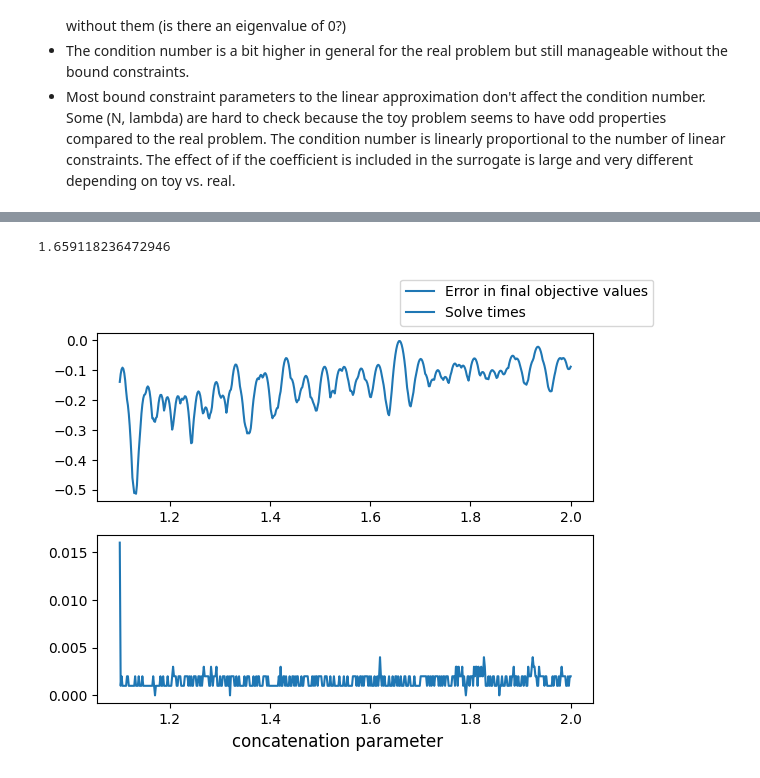
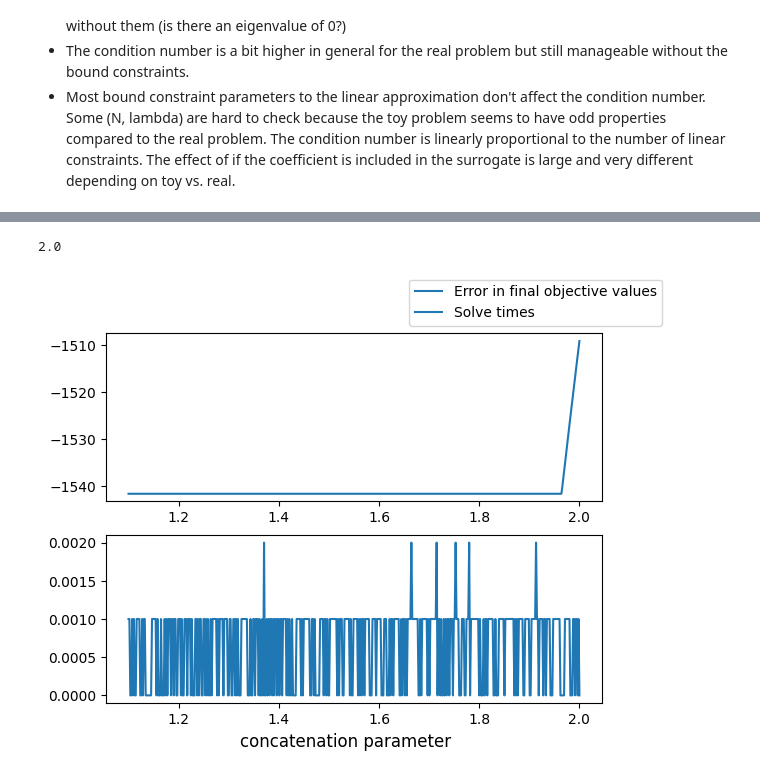
Before and after one commit to micpap25/ENG-QUANT, a Jupyter notebook: experiments/classical_run_points_compare.ipynb, the cells around one changed output, grey strips where cells are left out. Drawn from its saved outputs; the diff is of its cells as text; code cells hidden in the pictures.

```diff
--- a/experiments/classical_run_points_compare.ipynb
+++ b/experiments/classical_run_points_compare.ipynb
@@ -55,11 +58,11 @@ lin_cons_range = range(2, 101, 4)
 # lin_cons_range = range(20, 1001, 40)
 
 for lin_cons in lin_cons_range:
-    # quadratic_model_lin_approx(lin_cons, OUTER_APPROXIMATION, COEFFICIENT_SURROGATE,
-    #                             SURROGATE_BOUND_BELOW, SURROGATE_BOUND_ABOVE,
-    #                             f_name="model11_quad_reform.json", remove_division=REMOVE_DIVISION)
-    quadratic_lin_approx_no_surrogate(lin_cons, OUTER_APPROXIMATION,
-                                        f_name="model11_quad_reform.json", remove_division=REMOVE_DIVISION)
+    quadratic_model_lin_approx(lin_cons, OUTER_APPROXIMATION, COEFFICIENT_SURROGATE,
+                                SURROGATE_BOUND_BELOW, SURROGATE_BOUND_ABOVE,
+                                f_name="model11_quad_reform_2.json", remove_division=REMOVE_DIVISION)
+    # quadratic_lin_approx_no_surrogate(lin_cons, OUTER_APPROXIMATION,
+    #                                     f_name="model11_quad_reform_2.json", remove_division=REMOVE_DIVISION)
     val, time = solve_lp()
     if qcp_value is not None and val is not None:
         errors.append(val - qcp_value)
@@ -158,13 +161,13 @@ times = []
 lin_cons_range = range(2, 101, 4)
 # lin_cons_range = range(20, 1001, 40)
 for lin_cons in lin_cons_range:
-    # quadratic_model_lin_approx(lin_cons, OUTER_APPROXIMATION, COEFFICIENT_SURROGATE,
-    #                             SURROGATE_BOUND_BELOW, SURROGATE_BOUND_ABOVE,
-    #                             points_function=np_uniform_bunch_high, remove_division=REMOVE_DIVISION,
-    #                             f_name="model11_quad_reform.json")
-    quadratic_lin_approx_no_surrogate(lin_cons, OUTER_APPROXIMATION,
-                                        points_function=np_uniform_bunch_high, remove_division=REMOVE_DIVISION,
-                                        f_name="model11_quad_reform.json")
+    quadratic_model_lin_approx(lin_cons, OUTER_APPROXIMATION, COEFFICIENT_SURROGATE,
+                                SURROGATE_BOUND_BELOW, SURROGATE_BOUND_ABOVE,
+                                points_function=np_uniform_bunch_high, remove_division=REMOVE_DIVISION,
+                                f_name="model11_quad_reform_2.json")
+    # quadratic_lin_approx_no_surrogate(lin_cons, OUTER_APPROXIMATION,
+    #                                     points_function=np_uniform_bunch_high, remove_division=REMOVE_DIVISION,
+    #                                     f_name="model11_quad_reform_2.json")
     val, time = solve_lp()
     if val is not None and qcp_value is not None:
         errors.append(val - qcp_value)
@@ -191,10 +194,10 @@ for lin_cons in lin_cons_range:
     quadratic_model_lin_approx(lin_cons, OUTER_APPROXIMATION, COEFFICIENT_SURROGATE,
                                 SURROGATE_BOUND_BELOW, SURROGATE_BOUND_ABOVE,
                                 points_function=np_uniform_bunch_middle, remove_division=REMOVE_DIVISION,
-                                f_name="model11_quad_reform.json")
+                                f_name="model11_quad_reform_2.json")
     # quadratic_lin_approx_no_surrogate(lin_cons, OUTER_APPROXIMATION,
     #                                     points_function=np_uniform_bunch_middle, remove_division=REMOVE_DIVISION,
-    #                                     f_name="model11_quad.json")
+    #                                     f_name="model11_quad_reform_2.json")
     val, time = solve_lp()
     if val is not None and qcp_value is not None:
         errors.append(val - qcp_value)
@@ -215,34 +218,34 @@ print(errors[2])
 # %%
 points = np.linspace(1.1, 2, 500, endpoint=True)
-LIN_CONSTRAINTS = 200
+LIN_CONSTRAINTS = 100
 
 errors = []
 times = []
 for concat in points:
 
     def np_uniform_bunch_low(lower: float, upper: float, num: int):
         return np.linspace(lower, lower + ((upper - lower)/concat), num)
 
 
-    # quadratic_model_lin_approx(LIN_CONSTRAINTS, OUTER_APPROXIMATION, COEFFICIENT_SURROGATE,
-    #                             SURROGATE_BOUND_BELOW, SURROGATE_BOUND_ABOVE,
-    #                             points_function=np_uniform_bunch_middle, remove_division=REMOVE_DIVISION,
-    #                             f_name="model11_quad_reform.json")
-    quadratic_lin_approx_no_surrogate(LIN_CONSTRAINTS, OUTER_APPROXIMATION,
-                                        points_function=np_uniform_bunch_low, remove_division=REMOVE_DIVISION,
-                                        f_name="model11_quad_reform.json")
+    quadratic_model_lin_approx(LIN_CONSTRAINTS, OUTER_APPROXIMATION, COEFFICIENT_SURROGATE,
+                                SURROGATE_BOUND_BELOW, SURROGATE_BOUND_ABOVE,
+                                points_function=np_uniform_bunch_middle, remove_division=REMOVE_DIVISION,
+                                f_name="model11_quad_reform_2.json")
+    # quadratic_lin_approx_no_surrogate(LIN_CONSTRAINTS, OUTER_APPROXIMATION,
+    #                                     points_function=np_uniform_bunch_low, remove_division=REMOVE_DIVISION,
+    #                                     f_name="model11_quad_reform_2.json")
     val, time = solve_lp()
     if val is not None and qcp_value is not None:
         errors.append(val - qcp_value)
         times.append(time)
 
 fig, (ax1, ax2) = plt.subplots(2, 1)
 fig.supxlabel("concatenation parameter")
 ax1.plot(points, errors, label="Error in final objective values")
 ax2.plot(points, times, label="Solve times")
 fig.legend()
 
 print(points[np.argmin(np.abs(errors))])
 # %% [output]
-1.659118236472946
+2.0
-[figure, old version]
+[figure, new version]
```
Also changed, not shown: parts of 7 cells of this notebook, 15 other files.
